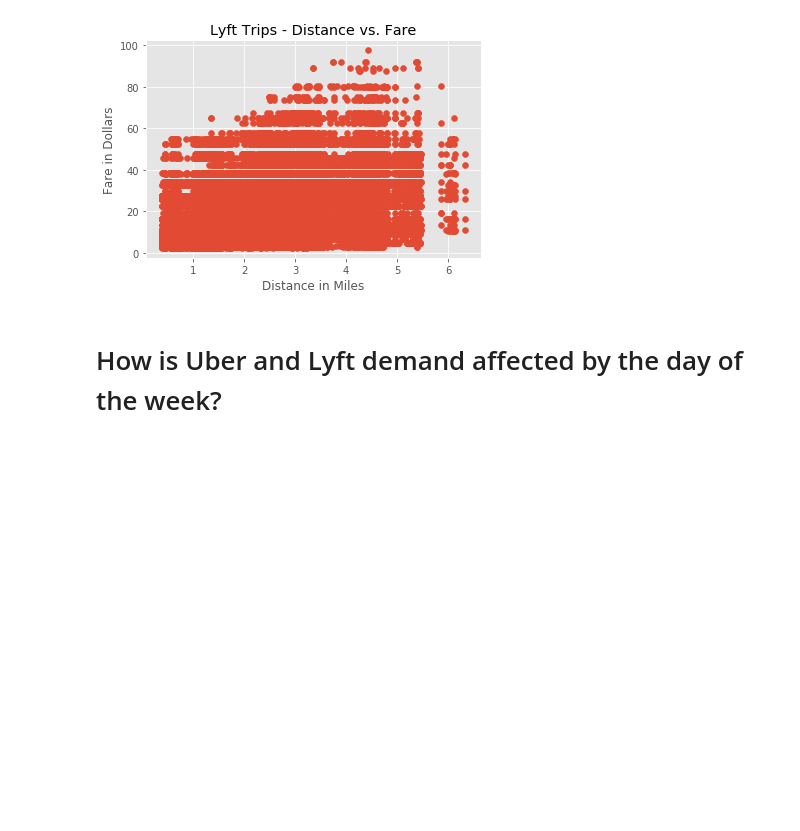
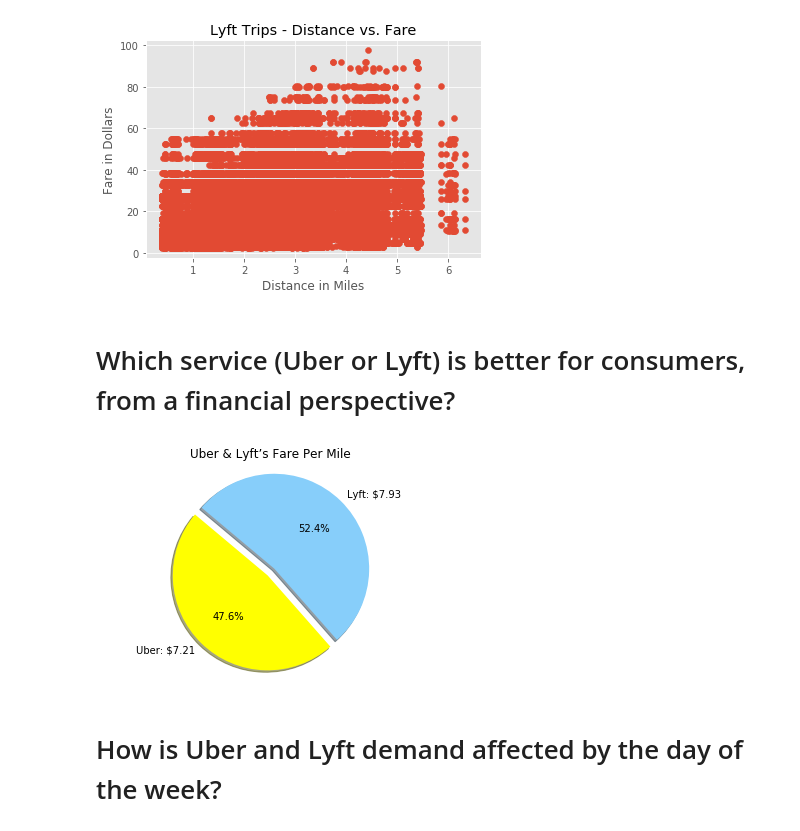
Before and after one commit to blhawkins/theBostonLagers, a Jupyter notebook: Data Analysis.ipynb, the cells around one changed output. Saved outputs shown, nothing was run; the diff lists cells and outputs as text; code cells hidden in the pictures; blank space fills up the shorter version.

```diff
--- a/Data Analysis.ipynb
+++ b/Data Analysis.ipynb
@@ -300,6 +286,22 @@ plt.scatter(x,y)
 plt.savefig('Figures/Lyft_Distance_vs_Fare.png')
 # %% [output]
 [figure]
+# %% [markdown]
+# Which service (Uber or Lyft) is better for consumers, from a financial perspective?
+# %%
+#Pie chart Average Fare Per Trip
+labels = ['Uber: $7.21', 'Lyft: $7.93']
+sizes = [7.208, 7.934]
+colors = ['yellow', 'lightskyblue']
+explode = (0,.10)
+plt.pie(sizes,labels=labels, explode=explode, colors=colors,
+        autopct='%1.1f%%', shadow=True, startangle=140)
+plt.axis('equal')
+plt.title('Uber & Lyft’s Fare Per Mile')
+plt.savefig('Figures/uber_lyft_average_fare.png')
+plt.show()
+# %% [output]
+[figure, added]
 # %% [markdown]
 # How is Uber and Lyft demand affected by the day of the week?
 # %%
```
Also changed, not shown: parts of 2 cells of this notebook, 2 other files.
